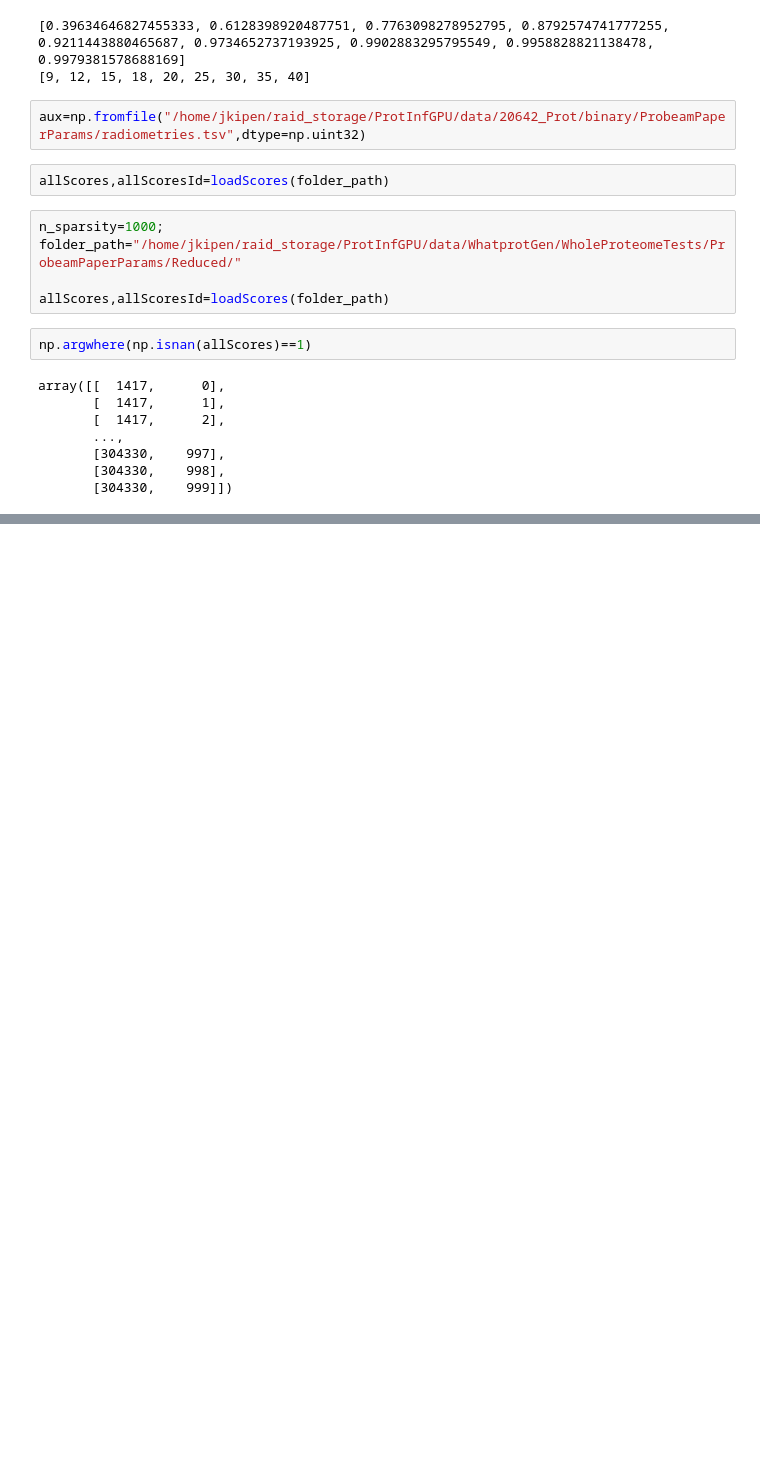
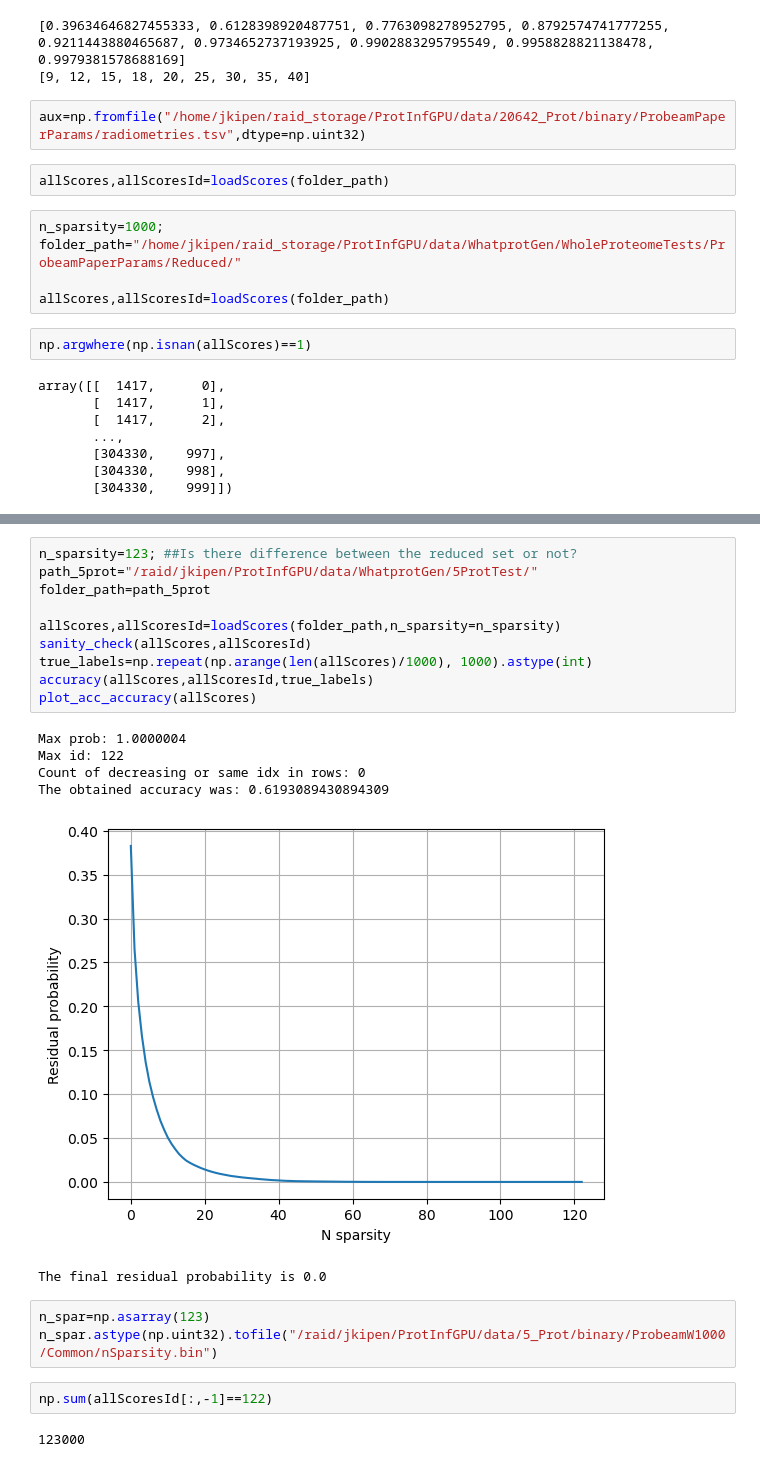
Before and after one commit to JavierKipen/ProtInfGPU, a Jupyter notebook: scripts/GenDatasets.ipynb, the cells around one changed output, grey strips where cells are left out. Drawn from its saved outputs; the diff is of its cells as text; blank space fills up the shorter version.

```diff
--- a/scripts/GenDatasets.ipynb
+++ b/scripts/GenDatasets.ipynb
@@ -434,0 +485,24 @@ array([1000], dtype=uint32)
+# %%
+n_sparsity=123; ##Is there difference between the reduced set or not?
+path_5prot="/raid/jkipen/ProtInfGPU/data/WhatprotGen/5ProtTest/"
+folder_path=path_5prot
+
+allScores,allScoresId=loadScores(folder_path,n_sparsity=n_sparsity)
+sanity_check(allScores,allScoresId)
+true_labels=np.repeat(np.arange(len(allScores)/1000), 1000).astype(int)
+accuracy(allScores,allScoresId,true_labels)
+plot_acc_accuracy(allScores)
+# %% [output]
+Max prob: 1.0000004
+Max id: 122
+Count of decreasing or same idx in rows: 0
+The obtained accuracy was: 0.6193089430894309
+[figure, added]
+The final residual probability is 0.0
+# %%
+n_spar=np.asarray(123)
+n_spar.astype(np.uint32).tofile("/raid/jkipen/ProtInfGPU/data/5_Prot/binary/ProbeamW1000/Common/nSparsity.bin")
+# %%
+np.sum(allScoresId[:,-1]==122)
+# %% [output]
+123000
```
Also changed, not shown: parts of 8 cells of this notebook, 25 other files.
